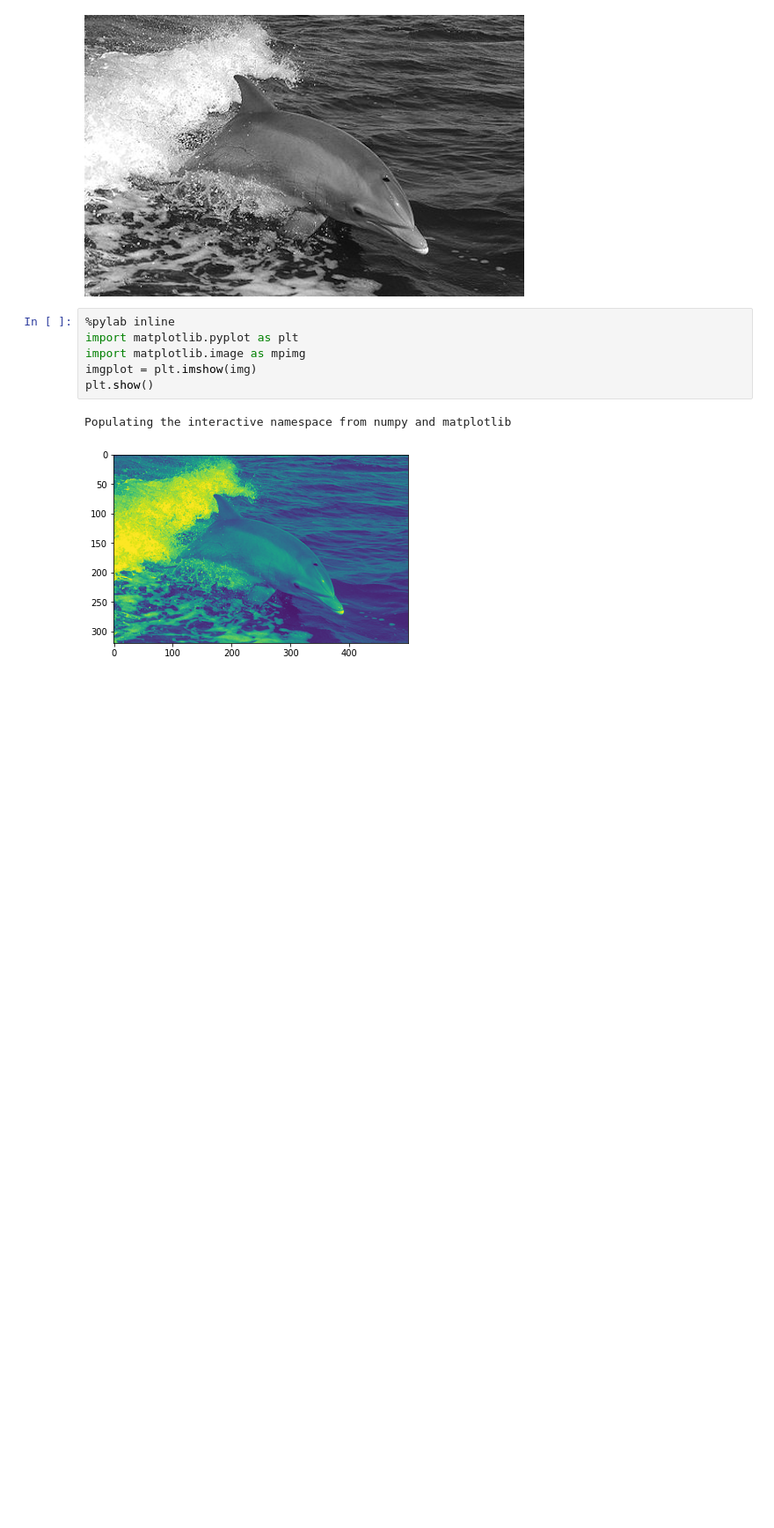
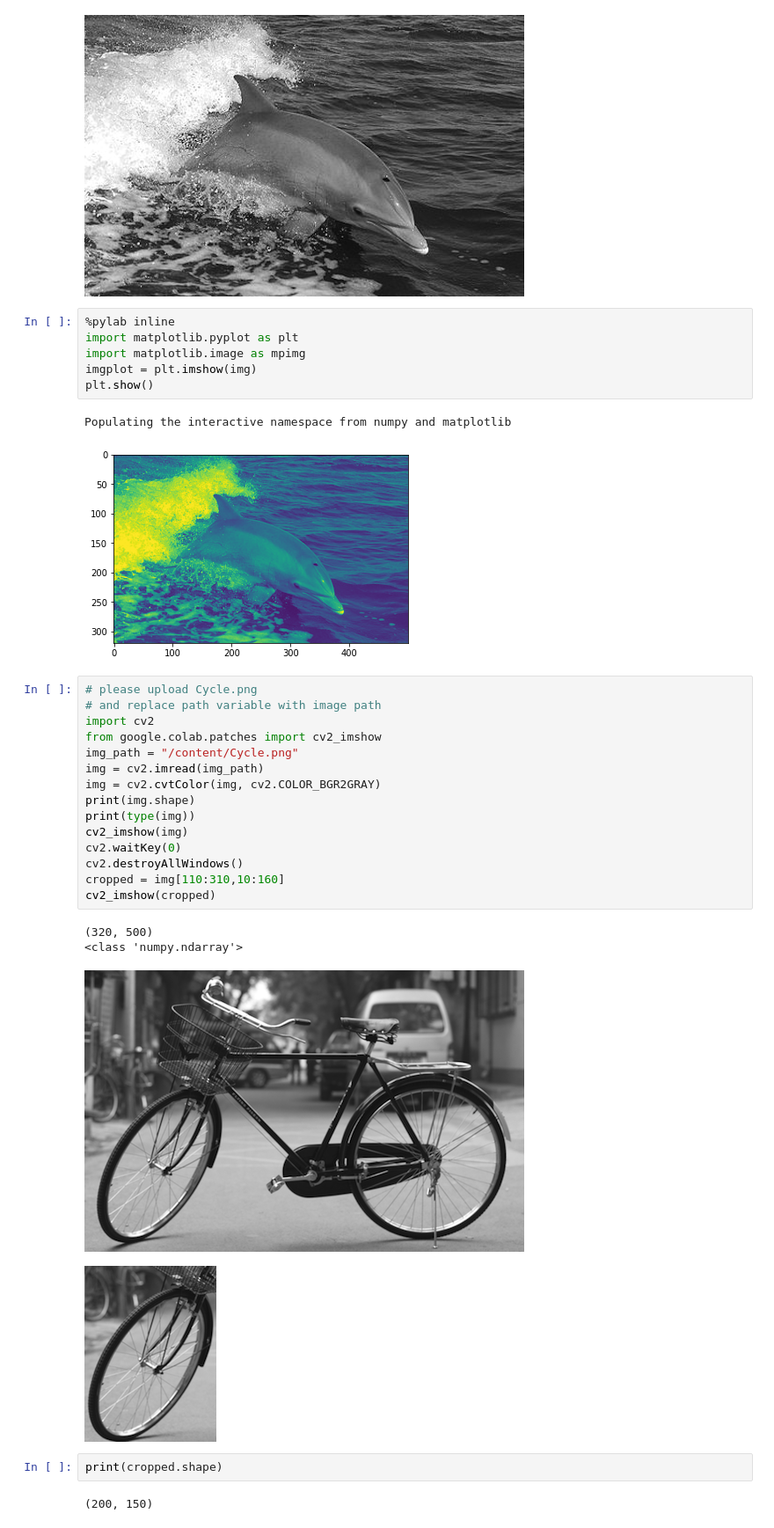
Before and after one commit to sagarjain2030/Udacity_CV_Course, a Jupyter notebook: 2AL1_Images_as_Functions/2A_L1_Image_As_Function.ipynb, the cells around one changed output. Shown: that part at 88% size. Saved outputs shown, nothing was run; the diff lists cells and outputs as text; blank space fills up the shorter version.

Commit message:
Unit 2AL1 till 20
Cropping of an image

```diff
--- a/2AL1_Images_as_Functions/2A_L1_Image_As_Function.ipynb
+++ b/2AL1_Images_as_Functions/2A_L1_Image_As_Function.ipynb
@@ -64,3 +64,27 @@ plt.show()
 # %% [output]
 Populating the interactive namespace from numpy and matplotlib
 [figure]
+# %%
+# please upload Cycle.png
+# and replace path variable with image path
+import cv2
+from google.colab.patches import cv2_imshow
+img_path = "/content/Cycle.png"
+img = cv2.imread(img_path)
+img = cv2.cvtColor(img, cv2.COLOR_BGR2GRAY)
+print(img.shape)
+print(type(img))
+cv2_imshow(img)
+cv2.waitKey(0)
+cv2.destroyAllWindows()
+cropped = img[110:310,10:160]
+cv2_imshow(cropped)
+# %% [output]
+(320, 500)
+<class 'numpy.ndarray'>
+[figure, added]
+[figure, added]
+# %%
+print(cropped.shape)
+# %% [output]
+(200, 150)
```
Also changed, not shown: 1 other file.
